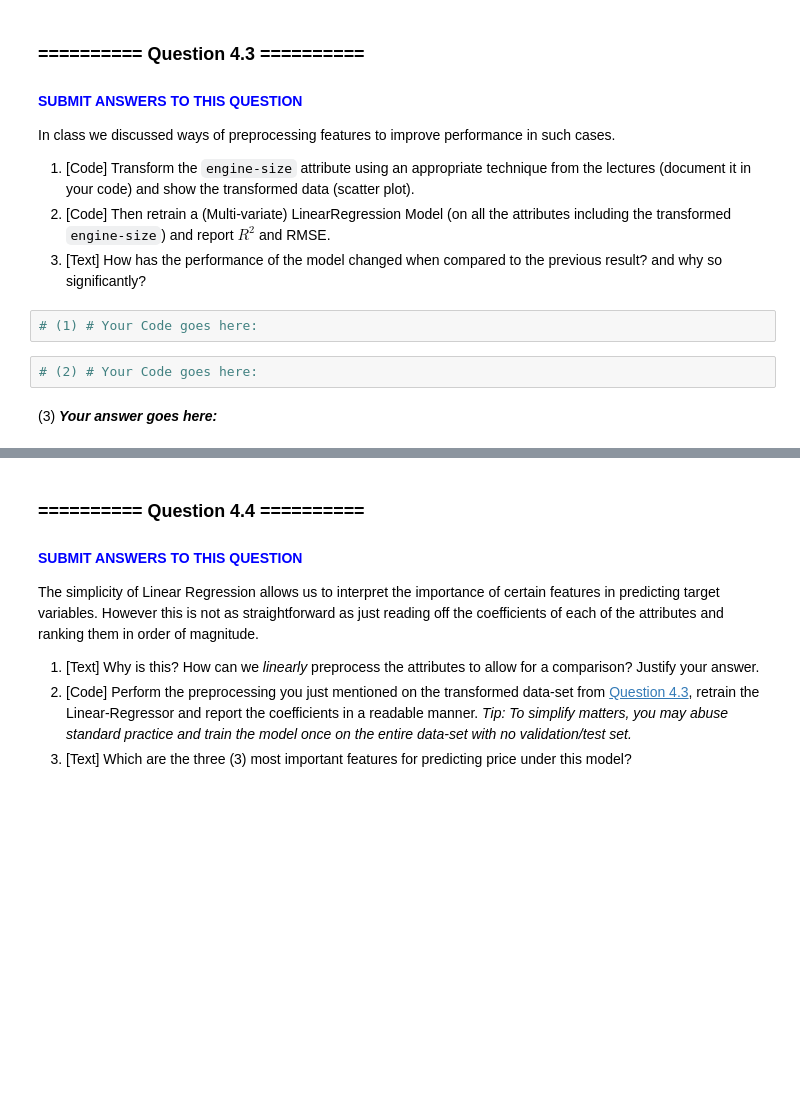
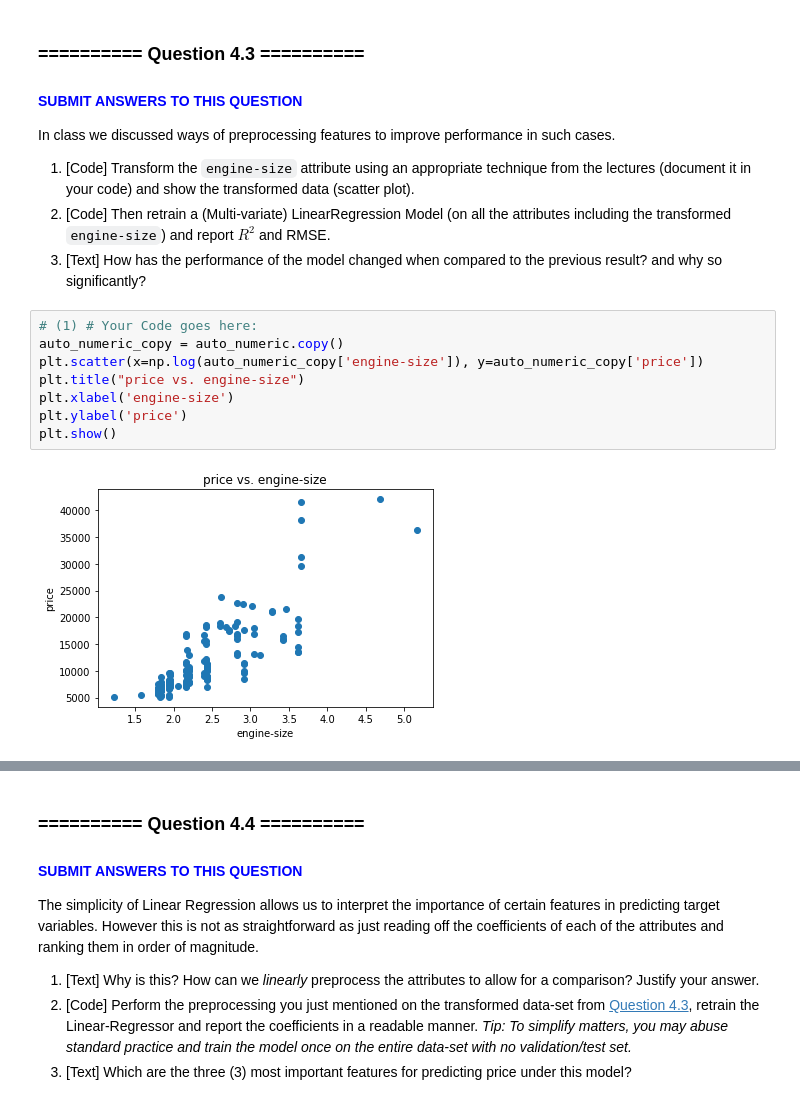
Before and after one commit to JennyL5/IAML, a Jupyter notebook: assignments/Assignment1/Assignment1.ipynb, the cells around one changed output, grey strips where cells are left out. Drawn from its saved outputs; the diff is of its cells as text; blank space fills up the shorter version.

```diff
--- a/assignments/Assignment1/Assignment1.ipynb
+++ b/assignments/Assignment1/Assignment1.ipynb
@@ -388,9 +426,13 @@ In class we discussed ways of preprocessing features to improve performance in s
 1. [Code] Transform the `engine-size` attribute using an appropriate technique from the lectures (document it in your code) and show the transformed data (scatter plot).
 1. [Code] Then retrain a (Multi-variate) LinearRegression Model (on all the attributes including the transformed `engine-size`) and report $R^2$ and RMSE.
 1. [Text] How has the performance of the model changed when compared to the previous result? and why so significantly?
-# %%
-# (1) # Your Code goes here:
-# %%
-# (2) # Your Code goes here:
-# %% [markdown]
-(3) ***Your answer goes here:***
+# %%
+# (1) # Your Code goes here:
+auto_numeric_copy = auto_numeric.copy()
+plt.scatter(x=np.log(auto_numeric_copy['engine-size']), y=auto_numeric_copy['price'])
+plt.title("price vs. engine-size")
+plt.xlabel('engine-size')
+plt.ylabel('price')
+plt.show()
+# %% [output]
+[figure, added]
```
Also changed, not shown: parts of 13 cells of this notebook, 6 other files.
